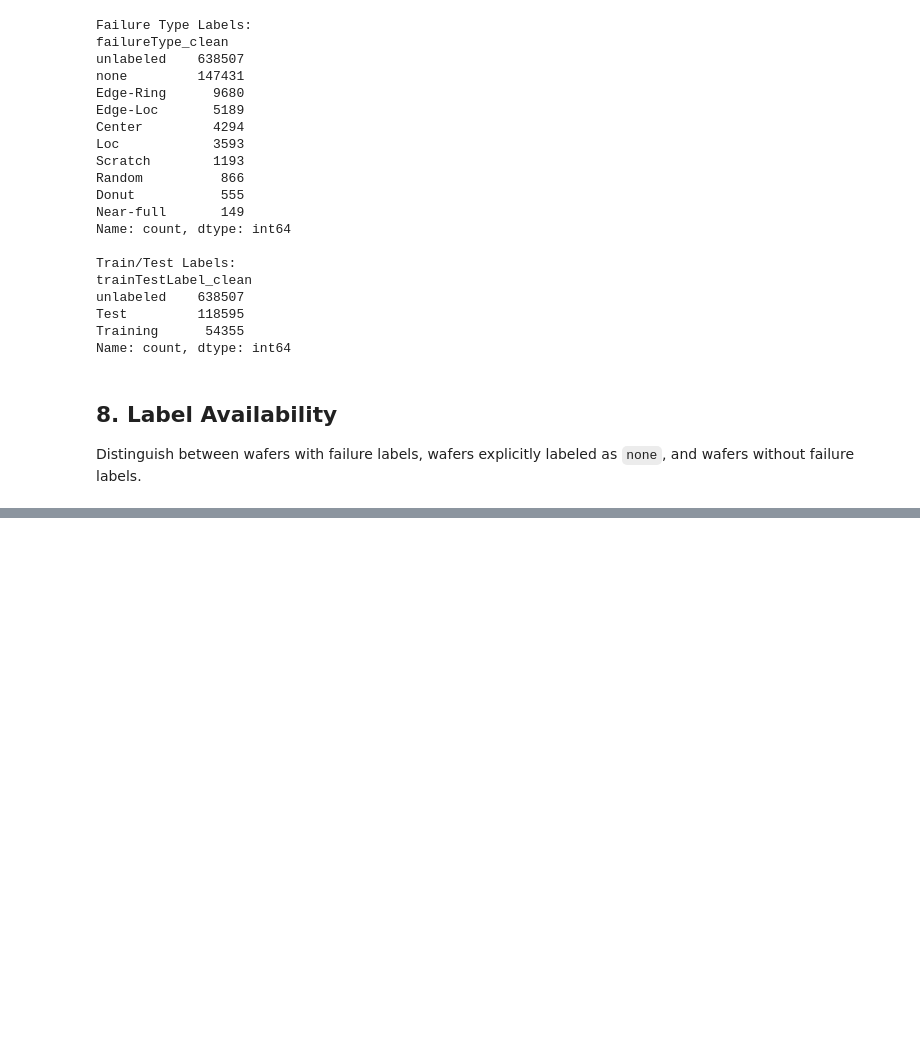
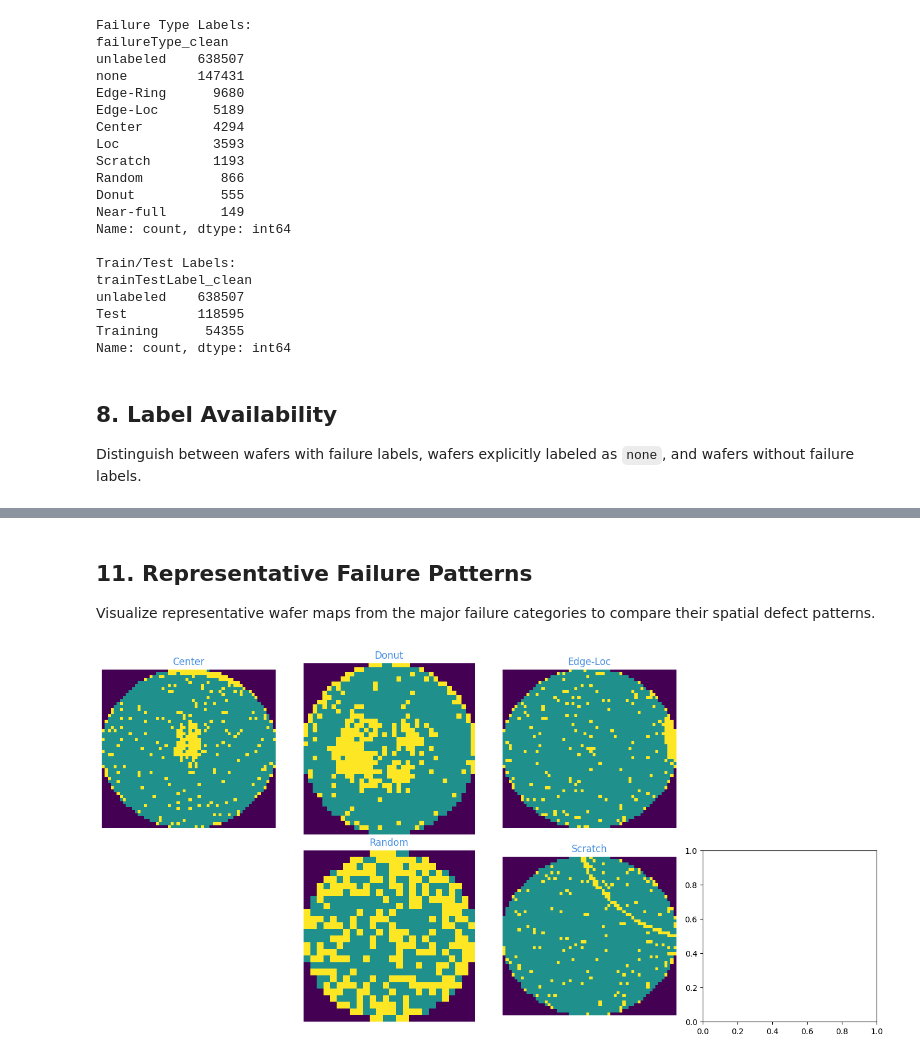
Before and after one commit to u9828057/WM811K-Wafer-Map-Analysis, a Jupyter notebook: notebooks/01_WM811K_Data_Overview.ipynb, the cells around one changed output, grey strips where cells are left out. Cells and saved outputs as stored; diff of their text form; code cells hidden in the pictures; blank space fills up the shorter version.

```diff
--- a/notebooks/01_WM811K_Data_Overview.ipynb
+++ b/notebooks/01_WM811K_Data_Overview.ipynb
@@ -242,0 +342,39 @@ Distinguish between wafers with failure labels, wafers explicitly labeled as `no
+# %% [markdown]
+## 11. Representative Failure Patterns
+
+Visualize representative wafer maps from the major failure categories  to compare their spatial defect patterns.
+# %%
+failure_patterns = [
+    "Center",
+    "Donut",
+    "Edge-Loc",
+    "Edge-Ring"
+    "Loc",
+    "Near-Full",
+    "Random",
+    "Scratch"
+]
+
+# Create a 2x4 subplot grid for the eight failure patterns
+fig, axes = plt.subplots(2, 4, figsize=(14, 7))
+
+# Flattern the 2D axes array for sequential iteration
+axes = axes.flatten()
+
+for ax, failure_type in zip(axes, failure_patterns):
+
+  sample = df_analysis[df_analysis["failureType_clean"] == failure_type]
+
+  if not sample.empty:
+    # Select the first wafer sample of the current fialure type
+    wafer_map = sample.iloc[0]["waferMap"]
+
+    ax.imshow(wafer_map, interpolation="nearest")
+    ax.set_title(failure_type, c="#4A90E2")
+
+  ax.axis("off")
+
+plt.tight_layout()
+plt.show()
+# %% [output]
+[figure, added]
```
Also changed, not shown: parts of 8 cells of this notebook.
